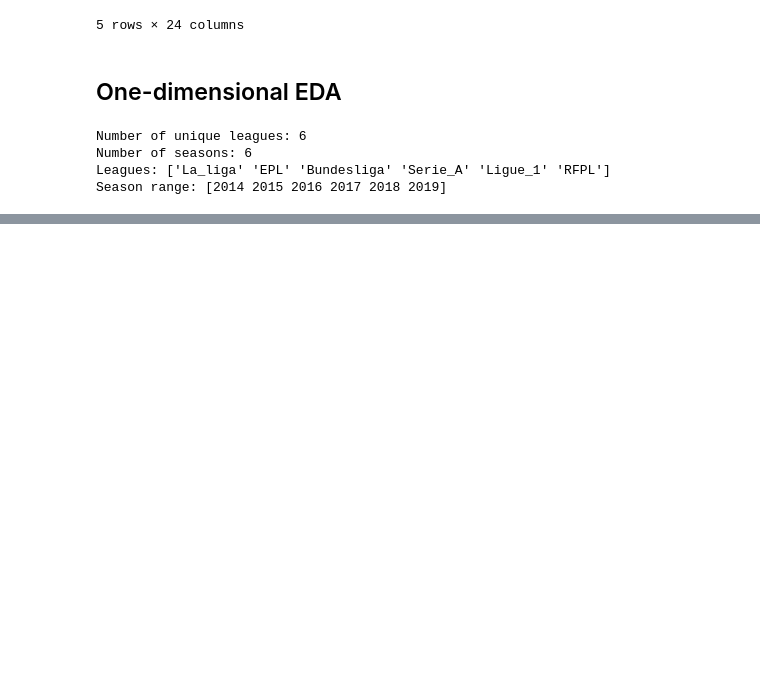
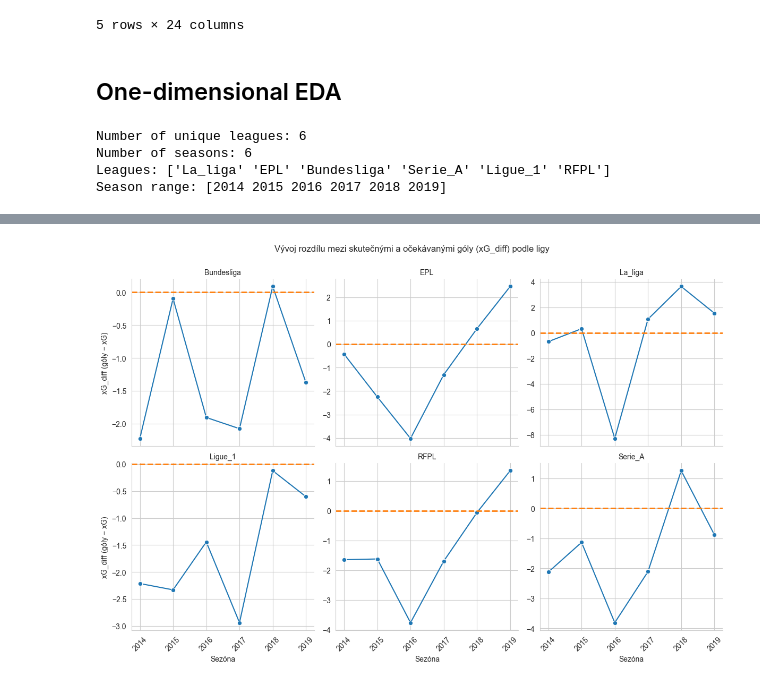
Before and after one commit to xcervenkam/DP, a Jupyter notebook: xG/xG_EDA.ipynb, the cells around one changed output, grey strips where cells are left out. Drawn from its saved outputs; the diff is of its cells as text; code cells hidden in the pictures; blank space fills up the shorter version.

```diff
--- a/xG/xG_EDA.ipynb
+++ b/xG/xG_EDA.ipynb
@@ -127,0 +232,7 @@ desc_stats.round(2)
+# %%
+xg_diff_league = (
+    df.groupby(['league', 'season_year'])['xG_diff']
+    .mean()
+    .reset_index()
+)
+xg_diff_league.head(10)
@@ -127,0 +251,22 @@ desc_stats.round(2)
+# %%
+sns.set_style("whitegrid")
+
+g = sns.FacetGrid(
+    xg_diff_league, col="league", col_wrap=3, height=4, sharey=False
+)
+g.map(sns.lineplot, "season_year", "xG_diff", marker="o")
+
+# zvýrazni přímku y = 0 oranžově
+g.map(plt.axhline, y=0, color="#ff7f0e", linewidth=2, linestyle="--")
+
+g.set_axis_labels("Sezóna", "xG_diff (góly − xG)")
+g.set_titles("{col_name}")
+
+for ax in g.axes.flatten():
+    ax.tick_params(axis='x', rotation=45)
+
+plt.subplots_adjust(top=0.90)
+g.fig.suptitle("Vývoj rozdílu mezi skutečnými a očekávanými góly (xG_diff) podle ligy")
+plt.show()
+# %% [output]
+[figure, added]
```
Also changed, not shown: parts of 11 cells of this notebook.
